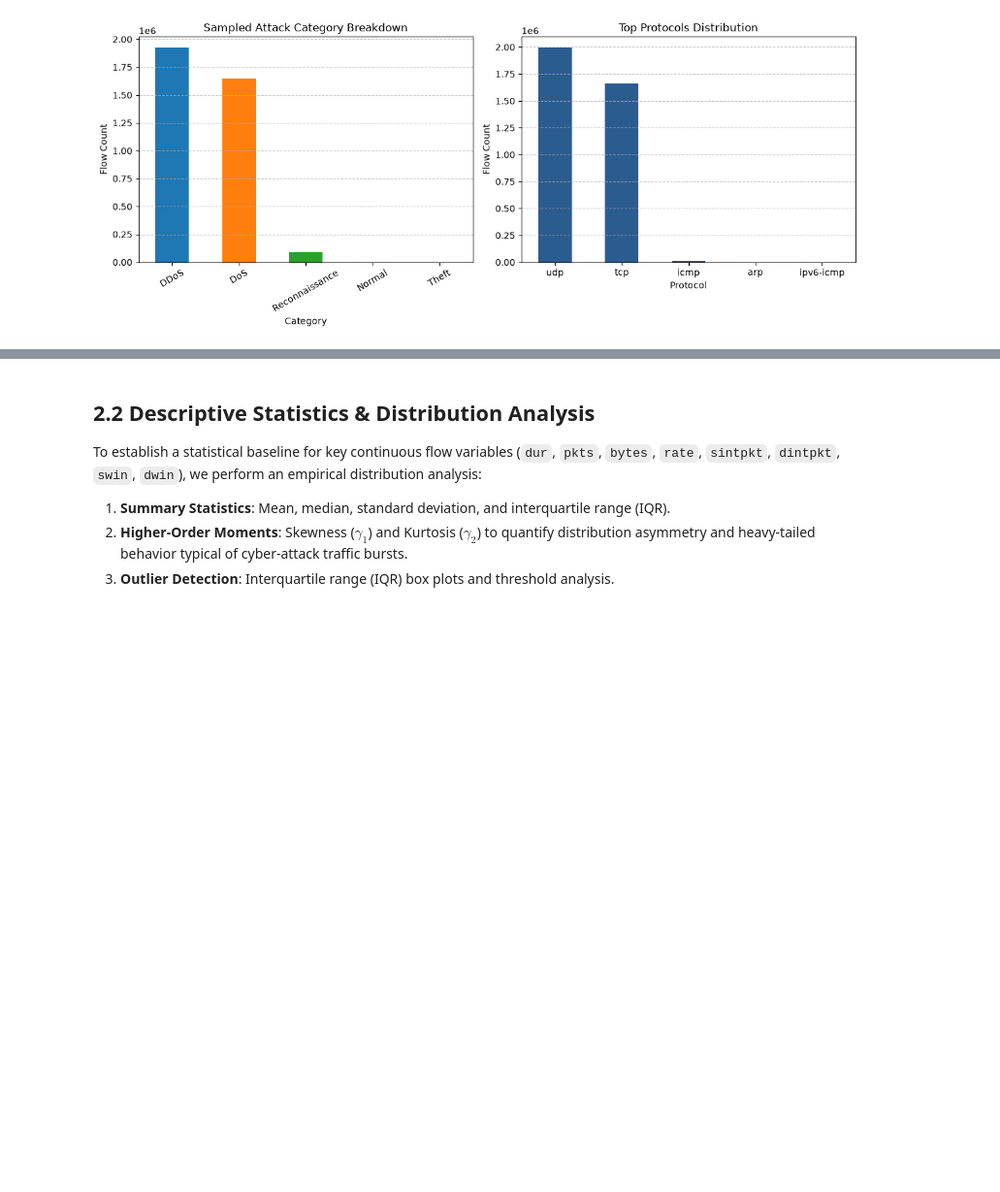
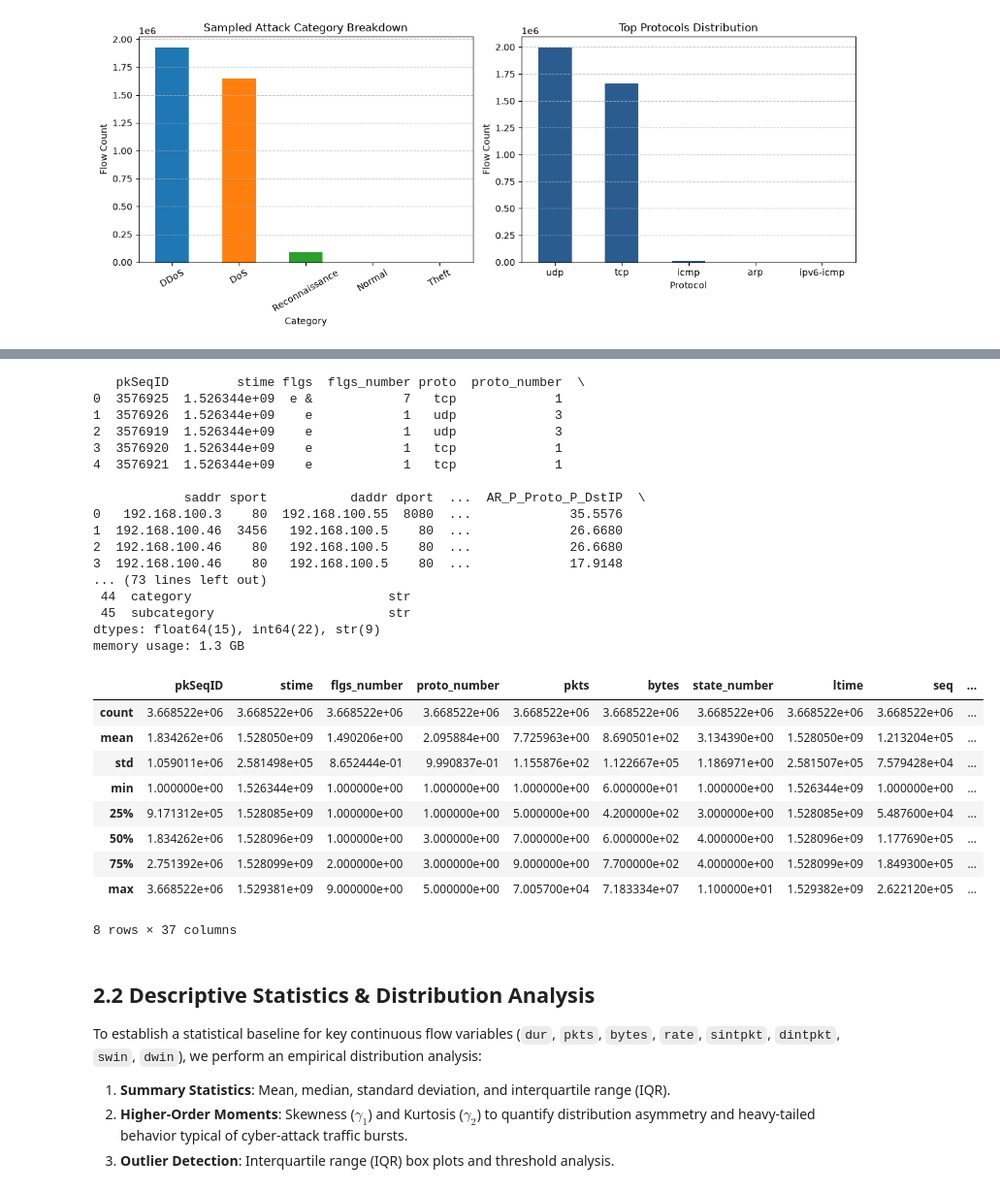
Before and after one commit to neutr0nslayer/AIML_505_project, a Jupyter notebook: Temporal_Botnet_Detection_GNN.ipynb, the cells around one changed output, grey strips where cells are left out. Shown at 97% size. Cells and saved outputs as stored; diff of their text form; code cells hidden in the pictures; blank space fills up the shorter version.

```diff
--- a/Temporal_Botnet_Detection_GNN.ipynb
+++ b/Temporal_Botnet_Detection_GNN.ipynb
@@ -221,3 +274,38 @@ plt.show()
+# %%
+print(df.head())
+
+df.info()
+
+
+df.describe()
+# %% [output]
+   pkSeqID         stime flgs  flgs_number proto  proto_number  \
+0  3576925  1.526344e+09  e &            7   tcp             1
+1  3576926  1.526344e+09    e            1   udp             3
+2  3576919  1.526344e+09    e            1   udp             3
+3  3576920  1.526344e+09    e            1   tcp             1
+4  3576921  1.526344e+09    e            1   tcp             1
+
+            saddr sport           daddr dport  ...  AR_P_Proto_P_DstIP  \
+0   192.168.100.3    80  192.168.100.55  8080  ...             35.5576
+1  192.168.100.46  3456   192.168.100.5    80  ...             26.6680
+2  192.168.100.46    80   192.168.100.5    80  ...             26.6680
+3  192.168.100.46    80   192.168.100.5    80  ...             17.9148
+... (73 lines left out)
+ 44  category                          str
+ 45  subcategory                       str
+dtypes: float64(15), int64(22), str(9)
+memory usage: 1.3 GB
+|  | pkSeqID | stime | flgs_number | proto_number | pkts | bytes | state_number | ltime | seq | ... |
+| count | 3.668522e+06 | 3.668522e+06 | 3.668522e+06 | 3.668522e+06 | 3.668522e+06 | 3.668522e+06 | 3.668522e+06 | 3.668522e+06 | 3.668522e+06 | ... |
+| mean | 1.834262e+06 | 1.528050e+09 | 1.490206e+00 | 2.095884e+00 | 7.725963e+00 | 8.690501e+02 | 3.134390e+00 | 1.528050e+09 | 1.213204e+05 | ... |
+| std | 1.059011e+06 | 2.581498e+05 | 8.652444e-01 | 9.990837e-01 | 1.155876e+02 | 1.122667e+05 | 1.186971e+00 | 2.581507e+05 | 7.579428e+04 | ... |
+| min | 1.000000e+00 | 1.526344e+09 | 1.000000e+00 | 1.000000e+00 | 1.000000e+00 | 6.000000e+01 | 1.000000e+00 | 1.526344e+09 | 1.000000e+00 | ... |
+| 25% | 9.171312e+05 | 1.528085e+09 | 1.000000e+00 | 1.000000e+00 | 5.000000e+00 | 4.200000e+02 | 3.000000e+00 | 1.528085e+09 | 5.487600e+04 | ... |
+| 50% | 1.834262e+06 | 1.528096e+09 | 1.000000e+00 | 3.000000e+00 | 7.000000e+00 | 6.000000e+02 | 4.000000e+00 | 1.528096e+09 | 1.177690e+05 | ... |
+| 75% | 2.751392e+06 | 1.528099e+09 | 2.000000e+00 | 3.000000e+00 | 9.000000e+00 | 7.700000e+02 | 4.000000e+00 | 1.528099e+09 | 1.849300e+05 | ... |
+| max | 3.668522e+06 | 1.529381e+09 | 9.000000e+00 | 5.000000e+00 | 7.005700e+04 | 7.183334e+07 | 1.100000e+01 | 1.529382e+09 | 2.622120e+05 | ... |
+8 rows × 37 columns
 # %% [markdown]
 <a id="sec-22"></a>
 ## 2.2 Descriptive Statistics & Distribution Analysis
```
Also changed, not shown: parts of 12 cells of this notebook.
